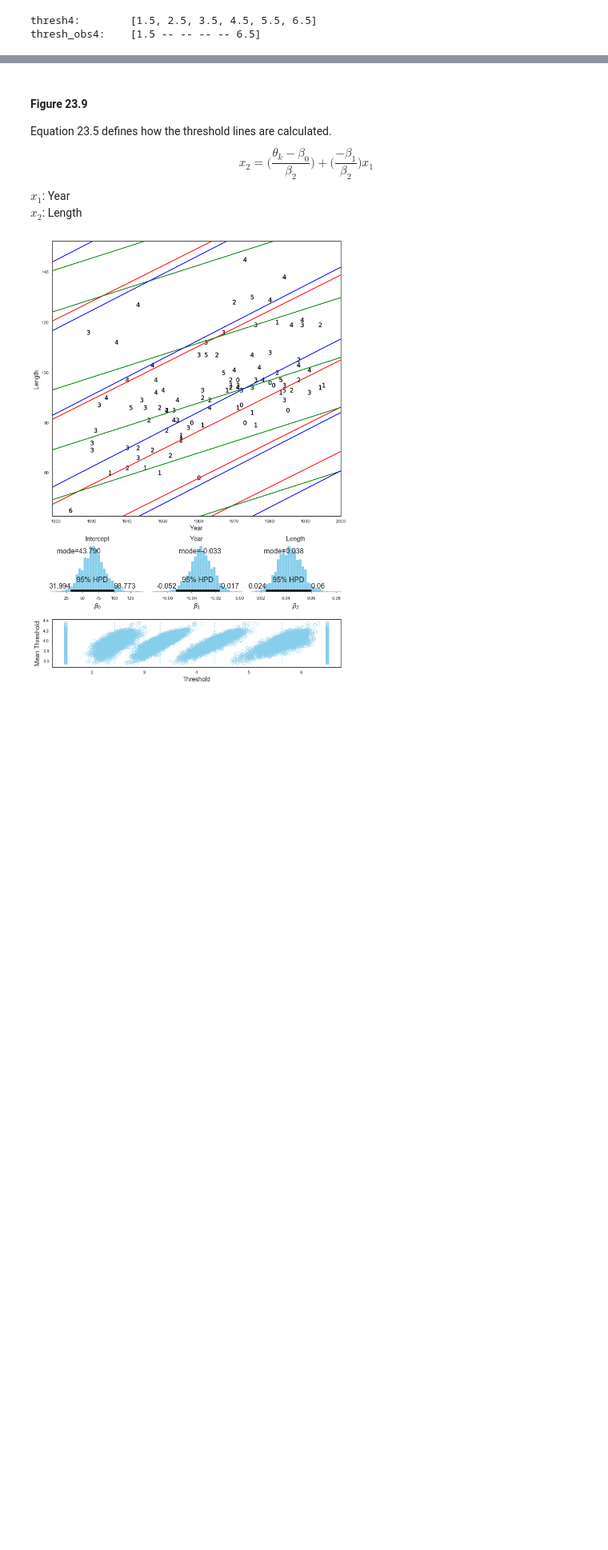
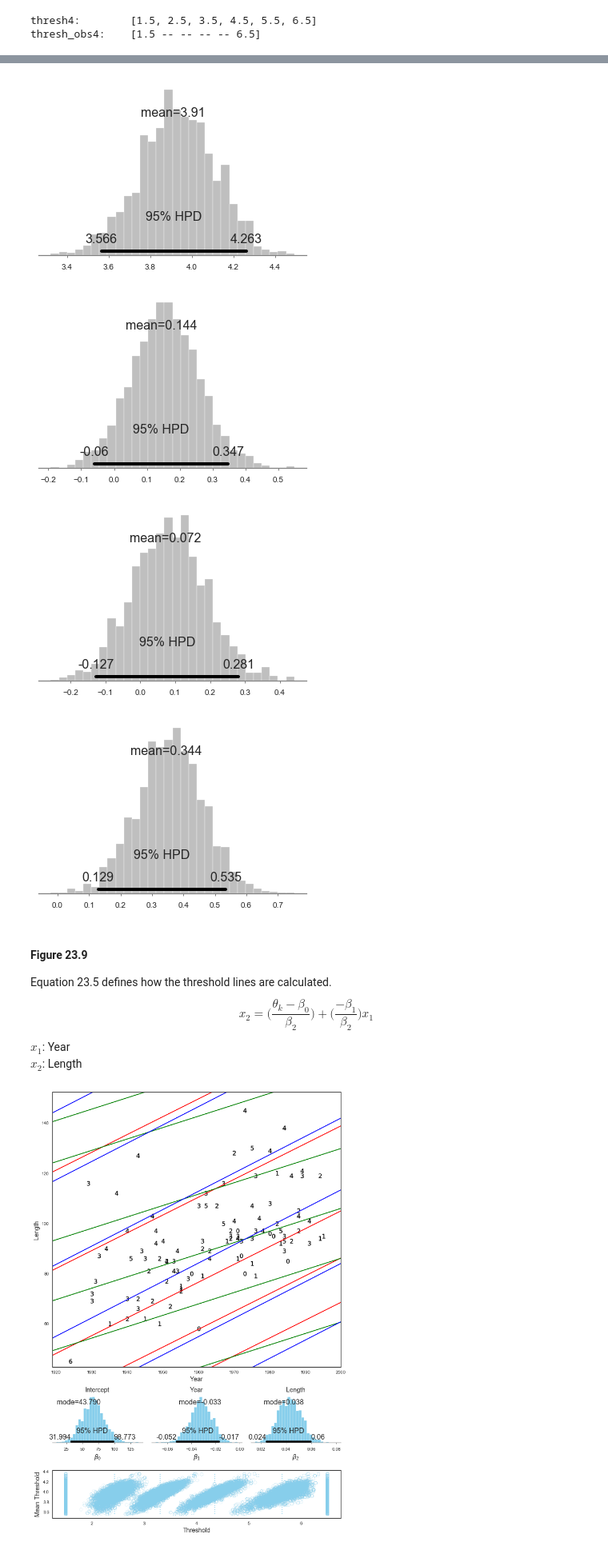
Before and after one commit to CrowdDynamicsLab/ComicPersuasion, a Jupyter notebook: Paper Draft/LaTeX/hari-code/ordinal prediction.ipynb, the cells around one changed output, grey strips where cells are left out. Shown at 80% size. Cells and saved outputs as stored; diff of their text form; code cells hidden in the pictures; blank space fills up the shorter version.

```diff
--- a/Paper Draft/LaTeX/hari-code/ordinal prediction.ipynb
+++ b/Paper Draft/LaTeX/hari-code/ordinal prediction.ipynb
@@ -576,3 +625,27 @@ pm.traceplot(trace4);
+# %%
+burnin = 400
+# Convert parameters to original scale
+beta = trace4['zbeta'][burnin:]/sd_X.as_matrix()
+beta0 = trace4['zbeta0'][burnin:]
+sigma = trace4['zsigma'][burnin:]
+
+# Plot posteriors
+pm.plot_posterior(beta0, point_estimate='mean', color='0.75')
+pm.plot_posterior(beta[:,0], point_estimate='mean', color='0.75')
+pm.plot_posterior(beta[:,1], point_estimate='mean', color='0.75');
+pm.plot_posterior(beta[:,2], point_estimate='mean', color='0.75');
+
+
+# for title, label, ax in zip(['Intercept', 'Year', 'Length'],
+#                             [r'$\beta_{0}$', r'$\beta_{1}$', r'$\beta_{2}$'],
+#                             [ax2, ax3, ax4]):
+#     ax.set_title(title, fontdict=f_dict)
+#     ax.set_xlabel(label, fontdict=f_dict)
+# %% [output]
+[figure, added]
+[figure, added]
+[figure, added]
+[figure, added]
 # %% [markdown]
 #### Figure 23.9
 Equation 23.5 defines how the threshold lines are calculated.
```
Also changed, not shown: parts of 15 cells of this notebook, 2 other files.
